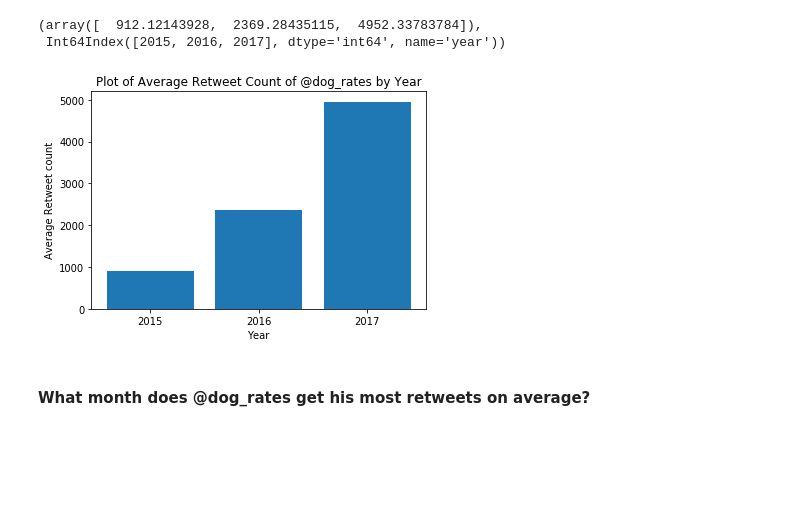
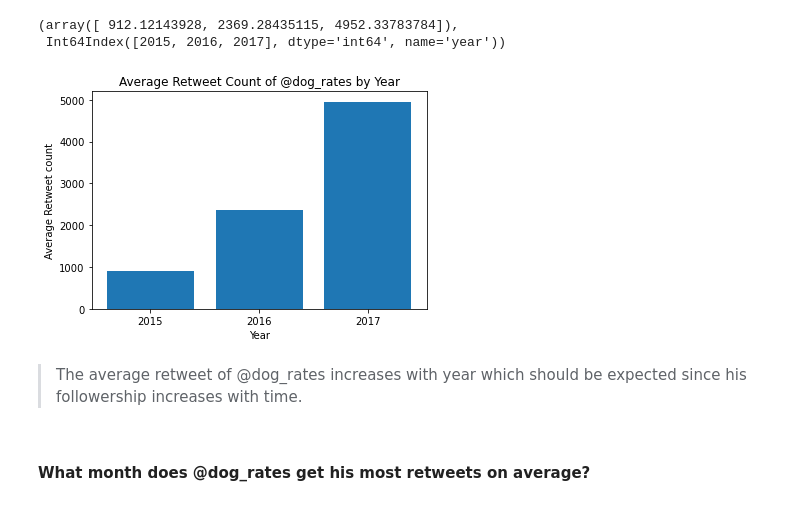
Before and after one commit to mathias-mike/Analyzing-Data, a Jupyter notebook: WeRateDogs Analysis/wrangle_act.ipynb, the cells around one changed output. Saved outputs shown, nothing was run; the diff lists cells and outputs as text; code cells hidden in the pictures; blank space fills up the shorter version.

```diff
--- a/WeRateDogs Analysis/wrangle_act.ipynb
+++ b/WeRateDogs Analysis/wrangle_act.ipynb
@@ -697,2 +711,13 @@ df_archive_copy.loc[df_archive_copy['dog_stage'] == 'None', 'dog_stage']  = np.n
+# %%
+# Seperate multiple dog_stage with `, `
+df_archive_copy.loc[df_archive_copy['dog_stage'] == 'doggofloofer', 'dog_stage'] = 'doggo, floofer'
+df_archive_copy.loc[df_archive_copy['dog_stage'] == 'doggopupper', 'dog_stage'] = 'doggo, pupper'
+df_archive_copy.loc[df_archive_copy['dog_stage'] == 'doggopuppo', 'dog_stage'] = 'doggo, puppo'
+# %%
+# Drop dog_stages from df_archive_copy
+df_archive_copy.drop(columns=stage_list, inplace=True)
+# %%
+# Replace '' with Nan
+df_archive_copy['dog_stage'].replace('', np.nan, inplace=True)
 # %% [markdown]
 #### Test
@@ -888,7 +914,13 @@ for index, time in df_archive_copy.timestamp.dt.time.items():
         time_category[index] = 'night'
 
 time_category = pd.Series(time_category)
-time_category = time_category.astype('category')
+
+# Create category for time
+ordered_category = ['early_morning', 'morning', 'afternoon', 'night']
+ordered_category = pd.api.types.CategoricalDtype(categories=ordered_category, ordered=True)
+
+# Set category to time
+time_category = time_category.astype(ordered_category)
 
 # Join our "time_category" series to df_archive_copy
 df_archive_copy['time_category'] = time_category
@@ -967,14 +1016,16 @@ retweet_counts_year, year_category
 # %%
 # Plotting
 year_label = ['2015', '2016', '2017']
 
 plt.bar(year_category, retweet_counts_year);
-plt.title('Plot of Average Retweet Count of @dog_rates by Year');
+plt.title('Average Retweet Count of @dog_rates by Year');
 plt.xlabel('Year');
 plt.xticks(year_category, year_label)
 plt.ylabel('Average Retweet count');
 # %% [output]
-[figure, old version]
+[figure, new version]
+# %% [markdown]
+> The average retweet of @dog_rates increases with year which should be expected since his followership increases with time.
 # %% [markdown]
 #### What month does @dog_rates get his most retweets on average?
 # %%
```
Also changed, not shown: parts of 85 cells of this notebook, 8 other files.
